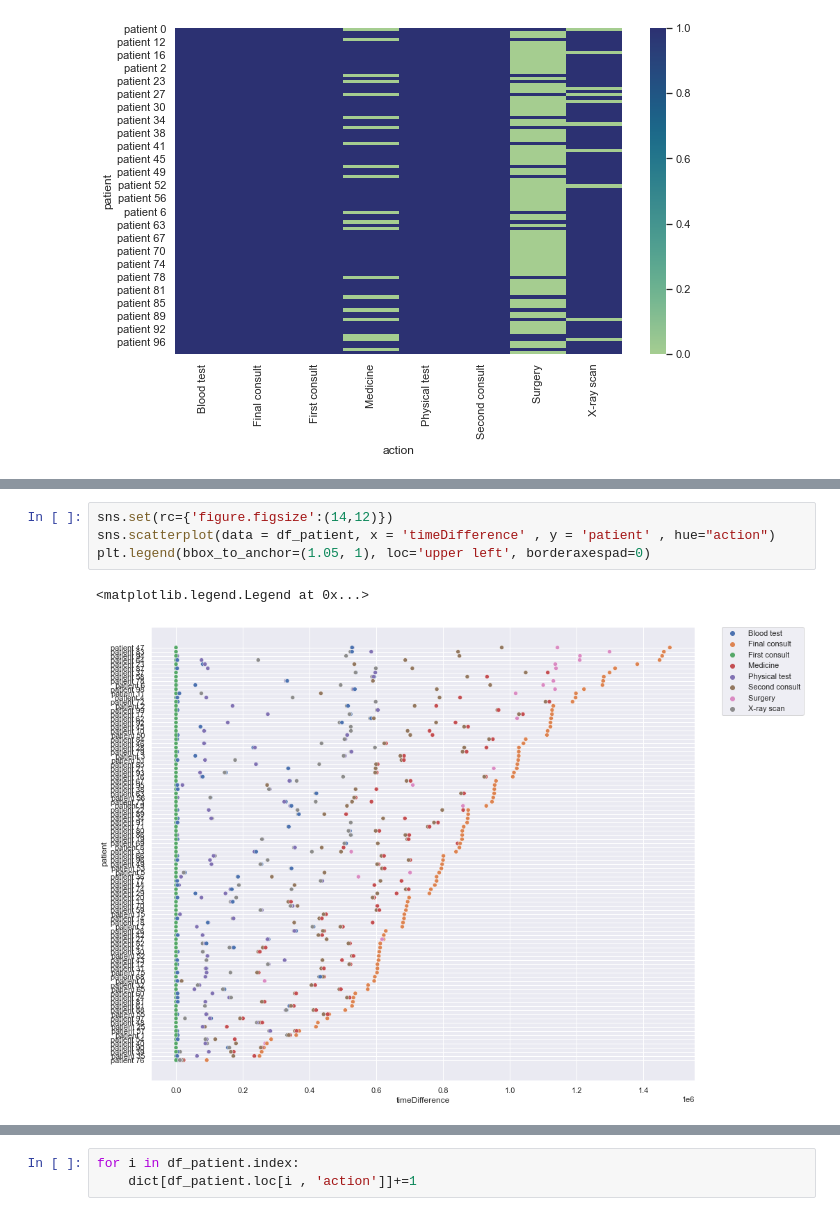
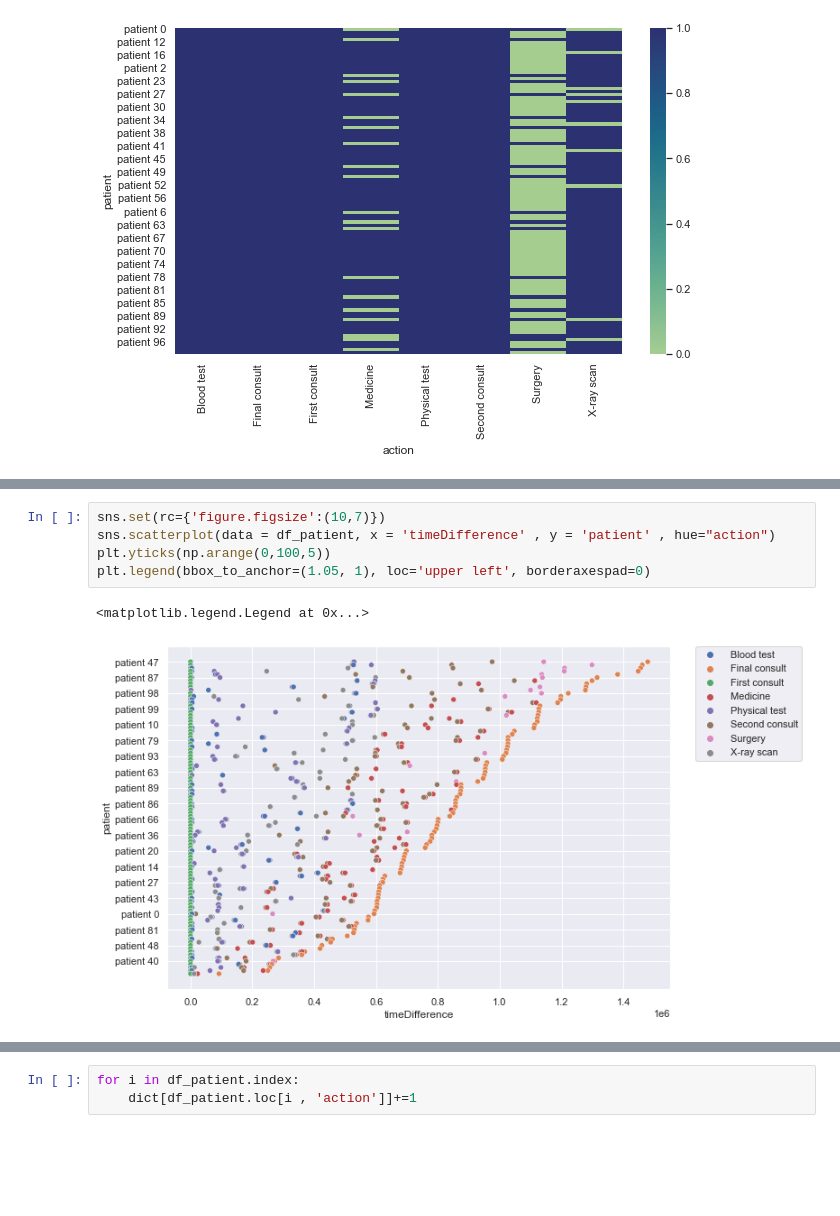
Before and after one commit to keyhanRayati/dataAnalysis, a Jupyter notebook: HW5.ipynb, the cells around one changed output, grey strips where cells are left out. Saved outputs shown, nothing was run; the diff lists cells and outputs as text; blank space fills up the shorter version.

```diff
--- a/HW5.ipynb
+++ b/HW5.ipynb
@@ -176,8 +186,9 @@ df_patient
 690 rows × 8 columns
 # %%
-sns.set(rc={'figure.figsize':(14,12)})
+sns.set(rc={'figure.figsize':(10,7)})
 sns.scatterplot(data = df_patient, x = 'timeDifference' , y = 'patient' , hue="action")
+plt.yticks(np.arange(0,100,5))
 plt.legend(bbox_to_anchor=(1.05, 1), loc='upper left', borderaxespad=0)
 # %% [output]
 <matplotlib.legend.Legend at 0x...>
-[figure, old version]
+[figure, new version]
```
Also changed, not shown: parts of 22 cells of this notebook.
